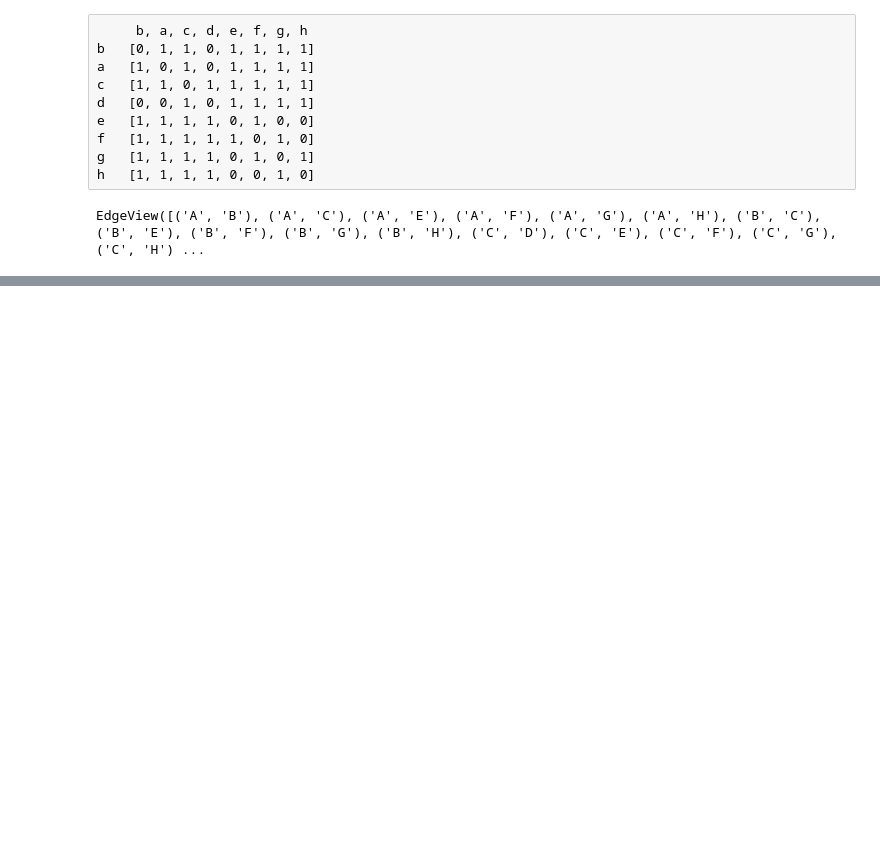
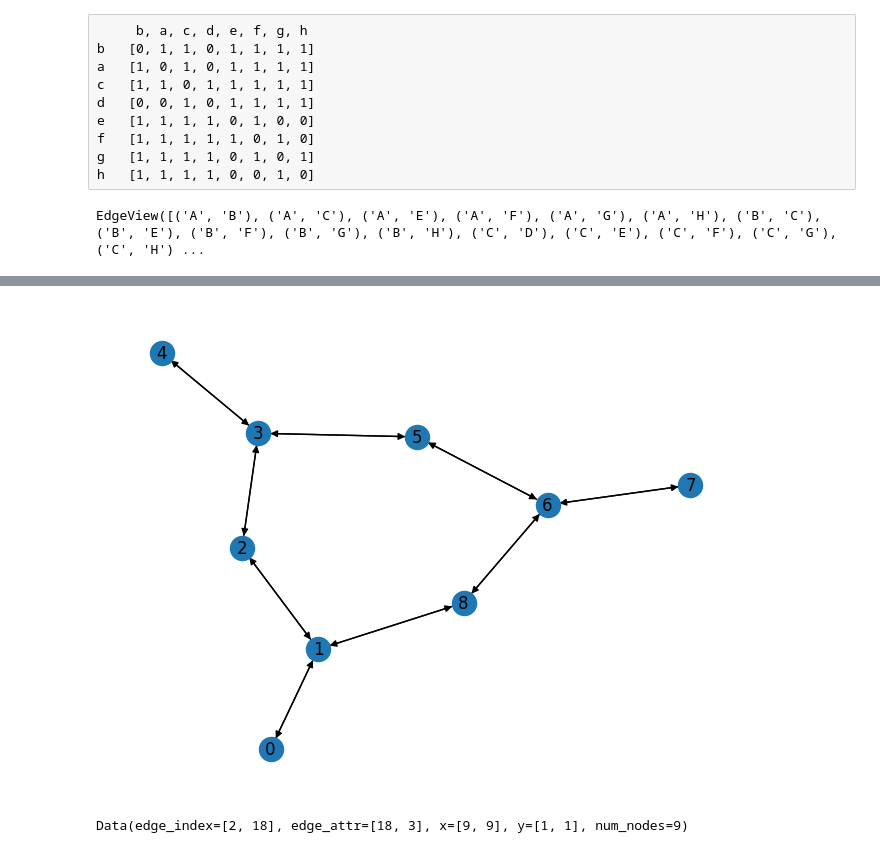
Before and after one commit to SophySchubert/pairwise-rank-gnn, a Jupyter notebook: Eigenanteil.ipynb, the cells around one changed output, grey strips where cells are left out. Saved outputs shown, nothing was run; the diff lists cells and outputs as text; code cells hidden in the pictures; blank space fills up the shorter version.

```diff
--- a/Eigenanteil.ipynb
+++ b/Eigenanteil.ipynb
@@ -82,0 +206,8 @@ EdgeView([('A', 'B'), ('A', 'C'), ('A', 'E'), ('A', 'F'), ('A', 'G'), ('A', 'H')
+# %%
+nx.draw(nx_b, with_labels=True)
+# %% [output]
+[figure, added]
+# %%
+g_b
+# %% [output]
+Data(edge_index=[2, 18], edge_attr=[18, 3], x=[9, 9], y=[1, 1], num_nodes=9)
```
Also changed, not shown: parts of 40 cells of this notebook, 6 other files.
